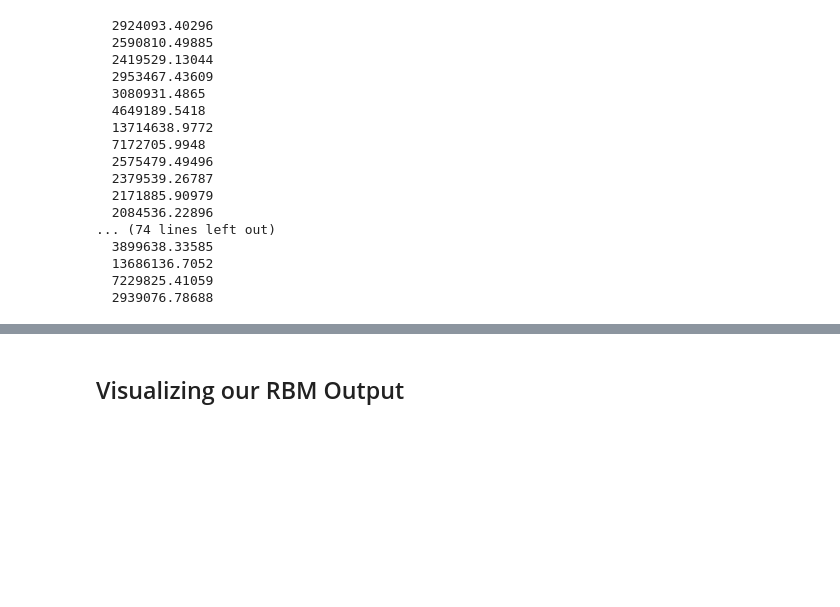
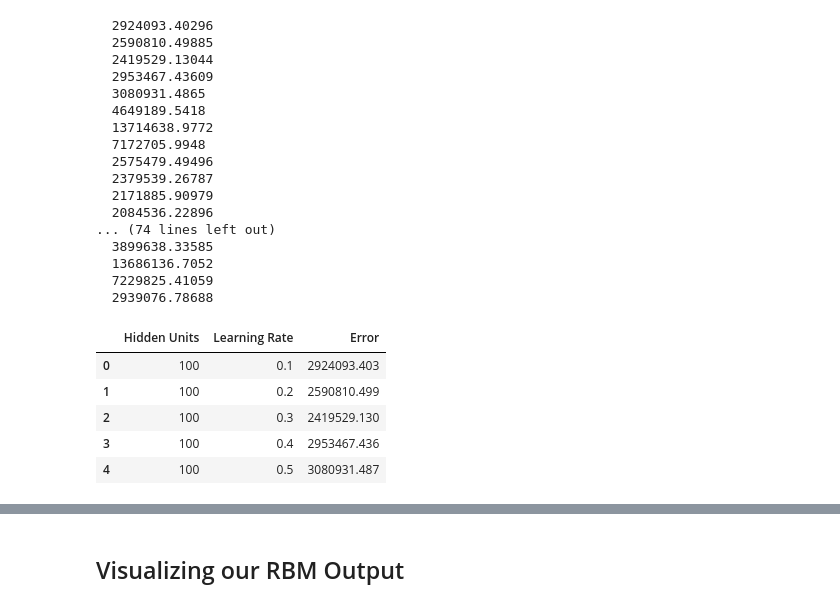
Before and after one commit to huihuifan/RBM-CS51, a Jupyter notebook: cs51-rbm-final.ipynb, the cells around one changed output, grey strips where cells are left out. Saved outputs shown, nothing was run; the diff lists cells and outputs as text; code cells hidden in the pictures; blank space fills up the shorter version.

```diff
--- a/cs51-rbm-final.ipynb
+++ b/cs51-rbm-final.ipynb
@@ -253,3 +251,13 @@ with open("crossval.txt") as f:
   13686136.7052
   7229825.41059
   2939076.78688
+# %%
+cv = pd.read_csv("crossval.csv")
+cv.head()
+# %% [output]
+|  | Hidden Units | Learning Rate | Error |
+| 0 | 100 | 0.1 | 2924093.403 |
+| 1 | 100 | 0.2 | 2590810.499 |
+| 2 | 100 | 0.3 | 2419529.130 |
+| 3 | 100 | 0.4 | 2953467.436 |
+| 4 | 100 | 0.5 | 3080931.487 |
```
Also changed, not shown: parts of 2 cells of this notebook, 1 other file.
